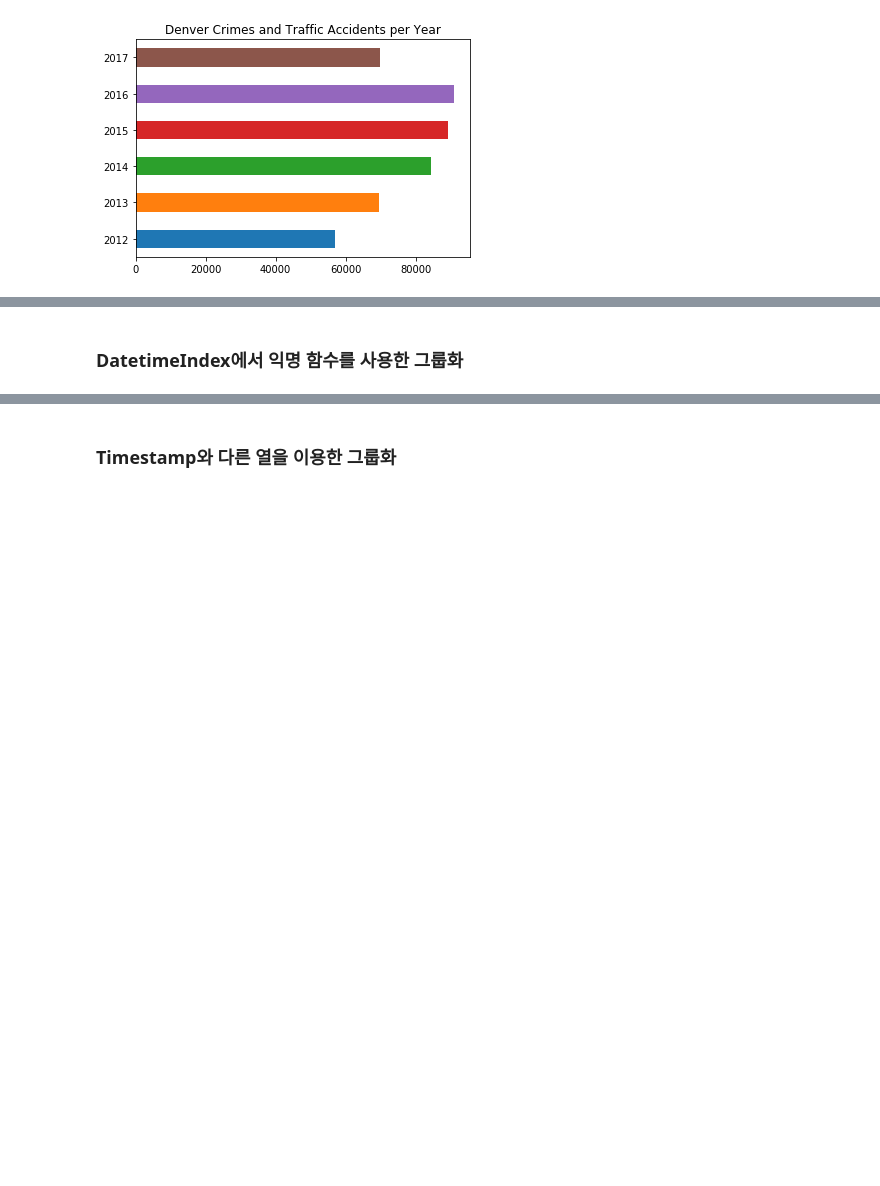
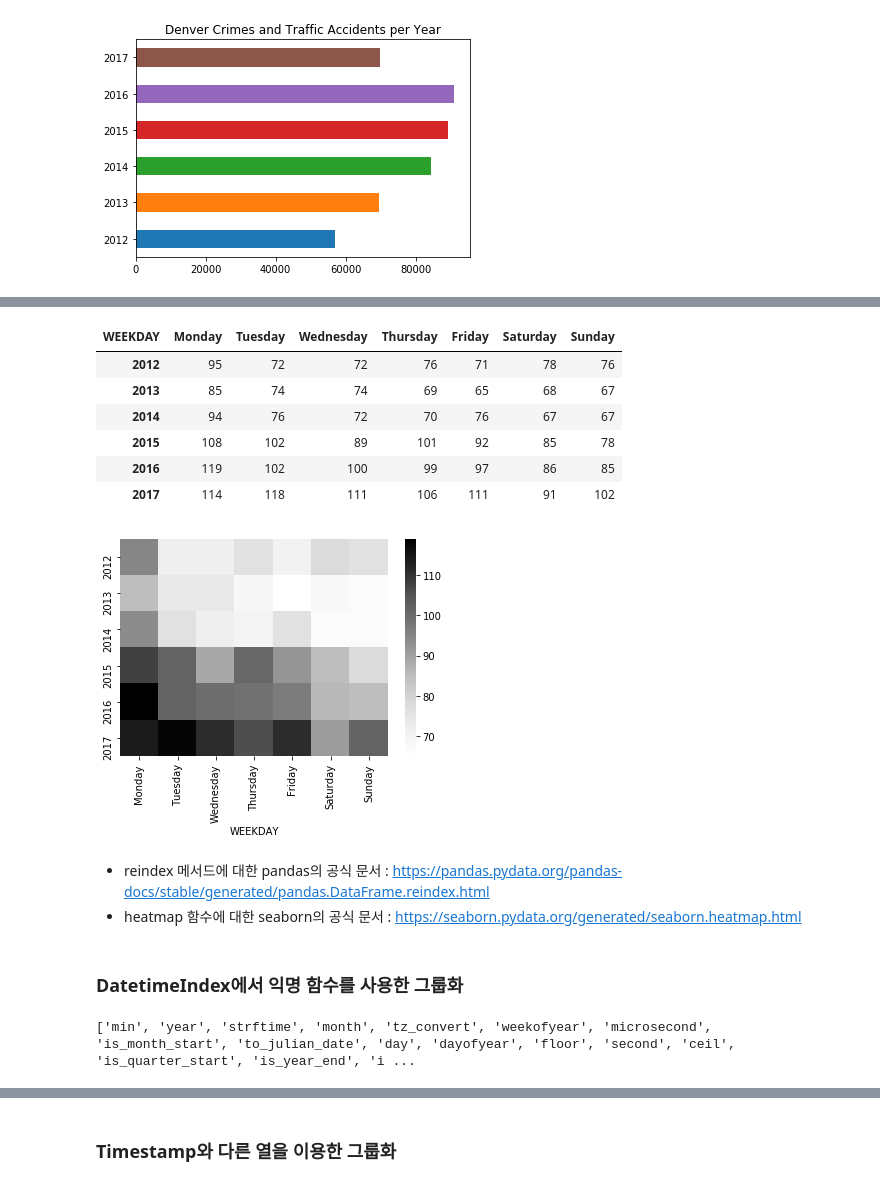
Before and after one commit to liberalapes/pandas_cookbook, a Jupyter notebook: 10장 시계열 분석.ipynb, the cells around one changed output, grey strips where cells are left out. Drawn from its saved outputs; the diff is of its cells as text; code cells hidden in the pictures; blank space fills up the shorter version.

```diff
--- a/10장 시계열 분석.ipynb
+++ b/10장 시계열 분석.ipynb
@@ -748,2 +857,41 @@ ValueError: Duplicated level name: "REPORTED_DATE", assigned to level 1, is alre
+# %%
+ADJ_2017 = .748
+
+def count_crime(df, offense_cat):
+    df = df[df['OFFENSE_CATEGORY_ID'] == offense_cat]
+    weekday = df['REPORTED_DATE'].dt.weekday_name
+    year = df['REPORTED_DATE'].dt.year
+
+    ct = df.groupby([year.rename('YEAR'), weekday.rename('WEEKDAY')]).size().unstack()
+    ct.loc[2017] = ct.loc[2017].div(ADJ_2017).astype('int')
+
+    pop = pd.read_csv(pwd + '/denver_pop.csv', index_col = 'Year')
+    pop = pop.squeeze().div(100000)
+
+    ct = ct.div(pop, axis = 0).astype('int')
+    ct = ct.reindex(columns = days)
+    sns.heatmap(ct, cmap = 'Greys')
+
+    return ct
+
+count_crime(crime, 'auto-theft')
+# %% [output]
+| WEEKDAY | Monday | Tuesday | Wednesday | Thursday | Friday | Saturday | Sunday |
+| 2012 | 95 | 72 | 72 | 76 | 71 | 78 | 76 |
+| 2013 | 85 | 74 | 74 | 69 | 65 | 68 | 67 |
+| 2014 | 94 | 76 | 72 | 70 | 76 | 67 | 67 |
+| 2015 | 108 | 102 | 89 | 101 | 92 | 85 | 78 |
+| 2016 | 119 | 102 | 100 | 99 | 97 | 86 | 85 |
+| 2017 | 114 | 118 | 111 | 106 | 111 | 91 | 102 |
+[figure, added]
+# %% [markdown]
+- reindex 메서드에 대한 pandas의 공식 문서 : https://pandas.pydata.org/pandas-docs/stable/generated/pandas.DataFrame.reindex.html
+- heatmap 함수에 대한 seaborn의 공식 문서 : https://seaborn.pydata.org/generated/seaborn.heatmap.html
 # %% [markdown]
 ### DatetimeIndex에서 익명 함수를 사용한 그룹화
+# %%
+crime_sort = pd.read_hdf(pwd + '/crime.h5', 'crime').set_index('REPORTED_DATE').sort_index()
+common_attrs = set(dir(crime_sort.index)) & set(dir(pd.Timestamp))
+print([attr for attr in common_attrs if attr[0] != '_'])
+# %% [output]
+['min', 'year', 'strftime', 'month', 'tz_convert', 'weekofyear', 'microsecond', 'is_month_start', 'to_julian_date', 'day', 'dayofyear', 'floor', 'second', 'ceil', 'is_quarter_start', 'is_year_end', 'i ...
```
Also changed, not shown: parts of 50 cells of this notebook.
